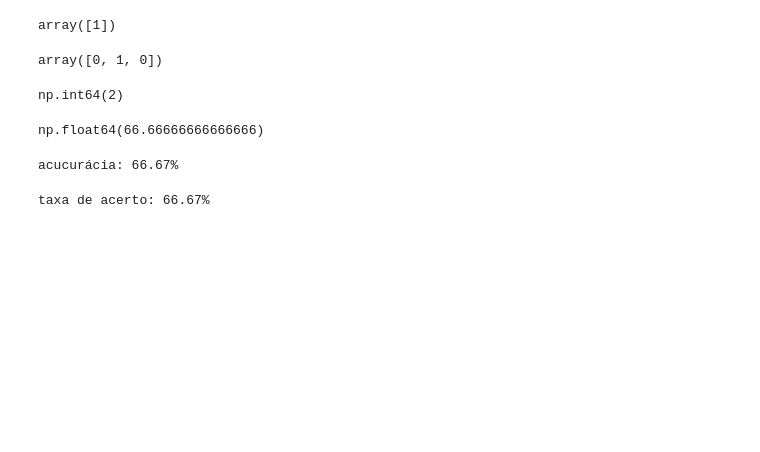
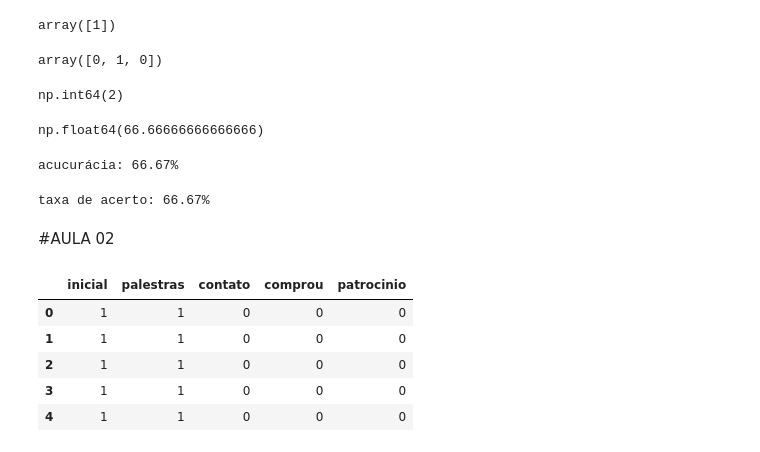
Before and after one commit to luan3642/Machine_learning_classificacao_sklearn-ALURA, a Jupyter notebook: aula01_alura.ipynb, the cells around one changed output. Drawn from its saved outputs; the diff is of its cells as text; code cells hidden in the pictures; blank space fills up the shorter version.

Commit message:
aula02

```diff
--- a/aula01_alura.ipynb
+++ b/aula01_alura.ipynb
@@ -74,3 +74,18 @@ taxa_acerto = accuracy_score(testes_y, previsoes) * 100
 print(f"taxa de acerto: {taxa_acerto:.2f}%")
 # %% [output]
 taxa de acerto: 66.67%
+# %% [markdown]
+#AULA 02
+# %%
+import pandas as pd
+
+uri = "https://gist.githubusercontent.com/guilhermesilveira/b9dd8e4b62b9e22ebcb9c8e89c271de4/raw/c69ec4b708fba03c445397b6a361db4345c83d7a/tracking.csv"
+dados = pd.read_csv(uri)
+dados.head()
+# %% [output]
+|  | inicial | palestras | contato | comprou | patrocinio |
+| 0 | 1 | 1 | 0 | 0 | 0 |
+| 1 | 1 | 1 | 0 | 0 | 0 |
+| 2 | 1 | 1 | 0 | 0 | 0 |
+| 3 | 1 | 1 | 0 | 0 | 0 |
+| 4 | 1 | 1 | 0 | 0 | 0 |
```
Also changed, not shown: parts of 5 cells of this notebook.
